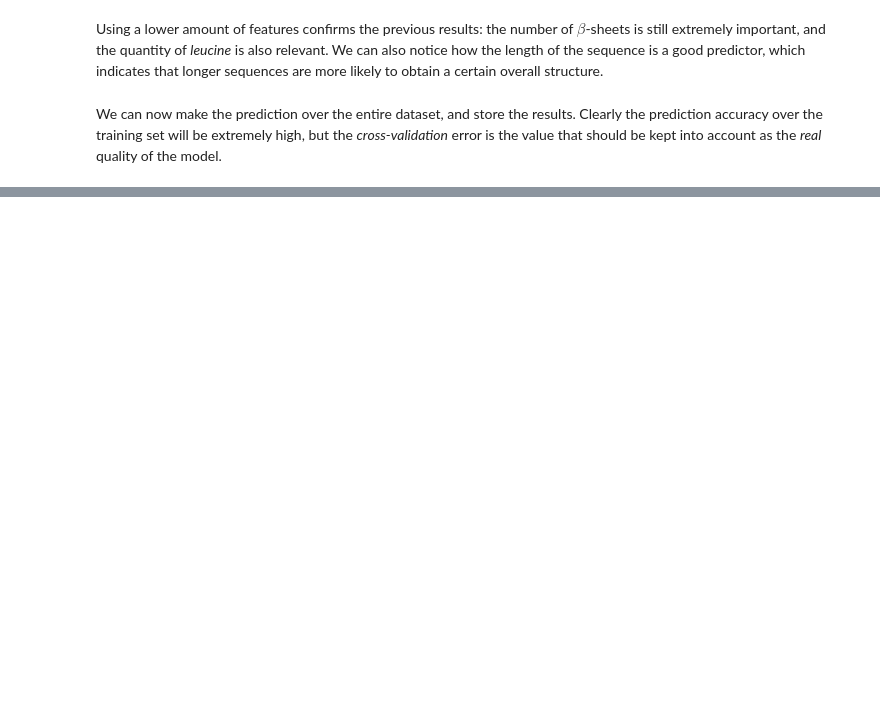
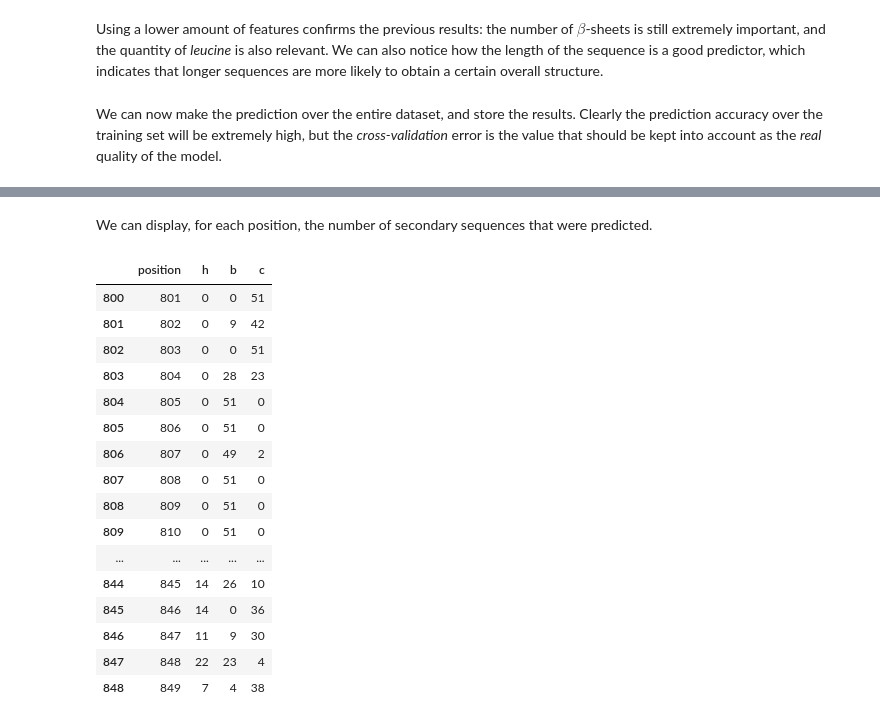
Before and after one commit to AlbertoParravicini/bioinformatics-ulb, a Jupyter notebook: assignment-2/src/Untitled.ipynb, the cells around one changed output, grey strips where cells are left out. Cells and saved outputs as stored; diff of their text form; code cells hidden in the pictures; blank space fills up the shorter version.

```diff
--- a/assignment-2/src/Untitled.ipynb
+++ b/assignment-2/src/Untitled.ipynb
@@ -1471,0 +1643,10 @@ We can now make the prediction over the entire dataset, and store the results. C
+# %%
+stat_results = pd.DataFrame(0, index=[0, 1], columns=["type", "q3", "q3_h", "q3_b", "q3_c", "mcc_h", "mcc_b", "mcc_c", "mcc", "overall_ss"])
+
+stat_results.loc[0, "type"] = "stride"
+stat_results.iloc[0, 1:9] = result_frame_validation_gor_3_stride.iloc[:, 31:39].apply(np.mean, axis=0)
+stat_results.iloc[0, 9] = sum(result_frame_validation_gor_3_stride.overall_pred == result_frame_validation_gor_3_stride.overall_structure_real)/len(result_frame_validation_gor_3_stride.index)
+
+stat_results.loc[1, "type"] = "dssp"
+stat_results.iloc[1, 1:9] = result_frame_validation_gor_3_dssp.iloc[:, 31:39].apply(np.mean, axis=0)
+stat_results.iloc[1, 9] = sum(result_frame_validation_gor_3_dssp.overall_pred == result_frame_validation_gor_3_dssp.overall_structure_real)/len(result_frame_validation_gor_3_dssp.index)
@@ -1471,0 +1659,6 @@ We can now make the prediction over the entire dataset, and store the results. C
+# %%
+stat_results_melt = pd.melt(stat_results, id_vars=["type"], value_vars=["q3", "q3_h", "q3_b", "q3_c", "mcc_h", "mcc_b", "mcc_c", "mcc", "overall_ss"], var_name='stat', value_name='stat_value')
+
+p = ch.Bar(stat_results_melt, label="stat", values="stat_value", group='type',
+        title="Statistics over the validation set, grouped by file type", legend='top_right', width=800, ylabel="Value of statistic")
+show(p)
@@ -1475,0 +1910,6 @@ We can now make the prediction over the entire dataset, and store the results. C
+# %%
+#%% PREDICTIONS OF THE ALIGNED SEQUENCES
+
+# # UNCOMMENT IF NECESSARY
+# data_type = "stride"
+prediction_list = predict_sec_structures_gor_5(aligned_set, data_type, 2)
@@ -1475,0 +1934,33 @@ We can now make the prediction over the entire dataset, and store the results. C
+# %% [markdown]
+We can display, for each position, the number of secondary sequences that were predicted.
+# %%
+result_frame = pd.DataFrame(0, index=range(len(seq)), columns=["position",
+                                                             "h",
+                                                             "b",
+                                                             "c"])
+
+for p_i, p in enumerate(prediction_list):
+    for i in range(len(p.prediction)):
+        if p.prediction[i] != "-":
+            result_frame.loc[i, p.prediction[i]] += 1
+            result_frame.loc[i, "position"] = i+1
+# %%
+result_frame.iloc[800:850, :]
+# %% [output]
+|  | position | h | b | c |
+| 800 | 801 | 0 | 0 | 51 |
+| 801 | 802 | 0 | 9 | 42 |
+| 802 | 803 | 0 | 0 | 51 |
+| 803 | 804 | 0 | 28 | 23 |
+| 804 | 805 | 0 | 51 | 0 |
+| 805 | 806 | 0 | 51 | 0 |
+| 806 | 807 | 0 | 49 | 2 |
+| 807 | 808 | 0 | 51 | 0 |
+| 808 | 809 | 0 | 51 | 0 |
+| 809 | 810 | 0 | 51 | 0 |
+| ... | ... | ... | ... | ... |
+| 844 | 845 | 14 | 26 | 10 |
+| 845 | 846 | 14 | 0 | 36 |
+| 846 | 847 | 11 | 9 | 30 |
+| 847 | 848 | 22 | 23 | 4 |
+| 848 | 849 | 7 | 4 | 38 |
```
Also changed, not shown: parts of 58 cells of this notebook, 15 other files.
